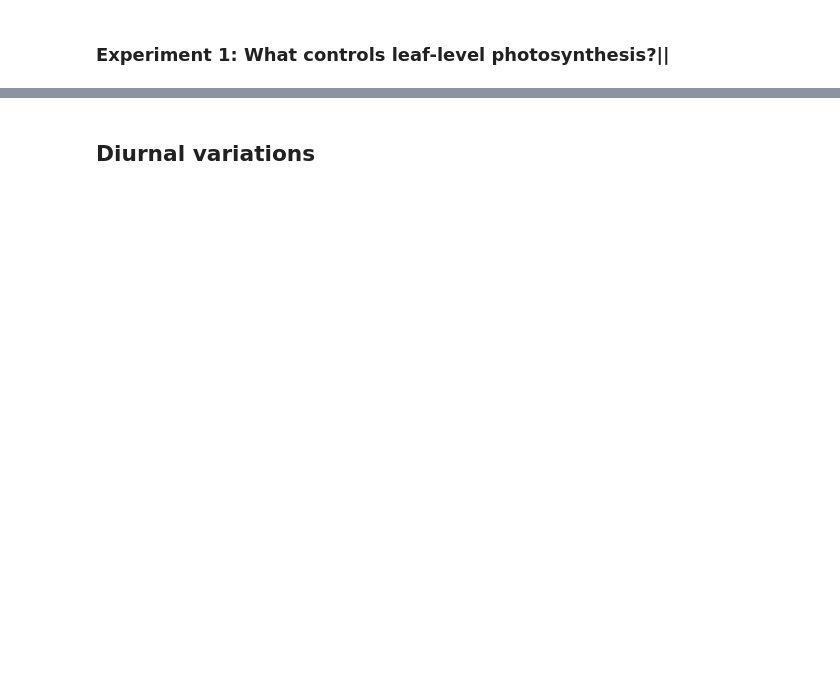
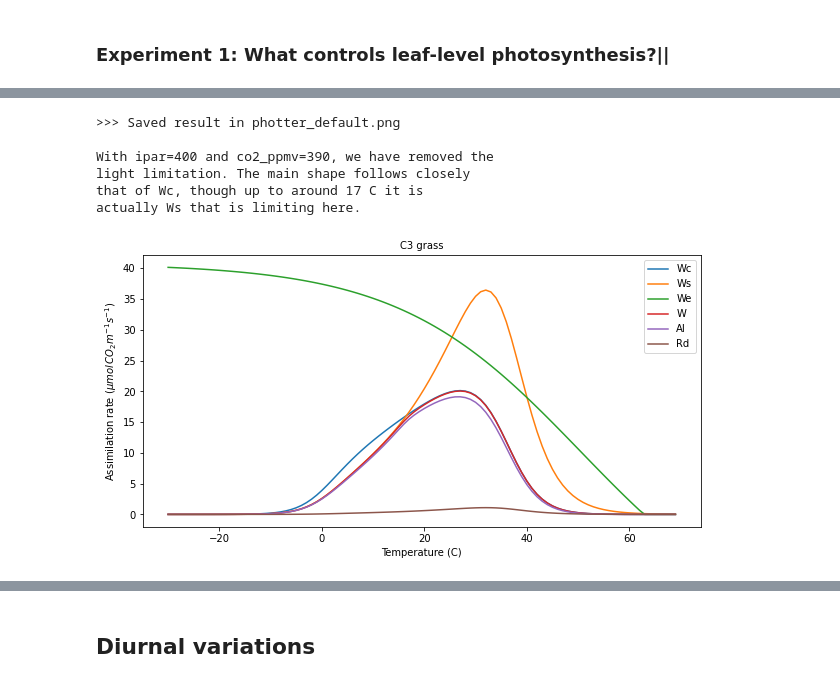
Before and after one commit to profLewis/geog0133-practicals, a Jupyter notebook: 03-Photosynthesis_Modelling_Practical.ipynb, the cells around one changed output, grey strips where cells are left out. Drawn from its saved outputs; the diff is of its cells as text; code cells hidden in the pictures; blank space fills up the shorter version.

```diff
--- a/03-Photosynthesis_Modelling_Practical.ipynb
+++ b/03-Photosynthesis_Modelling_Practical.ipynb
@@ -324,3 +418,39 @@ then Wc. At moderate temperatures then, light is the limiting factor here.
+# %%
+### ANSWER
+msg = '''
+For C3 grasses, what are the limiting factors over the temperatures modelled for ipar=400?
+'''
+
+# list of all pfts
+pfts = ['C3 grass']
+
+plotter = {
+    'n_subplots' : len(pfts),       # number of sub-plots
+    'name'       : 'default',  # plot name
+    'ymax'        : None      # max value for y set
+}
+
+# store the data for each PFT
+output = {}
+# loop over pfts
+for pft in pfts:
+    output[pft],plotter = do_photosynthesis(ipar=400,pft_type=pft,plotter=plotter)
+
+msg = '''
+With ipar=400 and co2_ppmv=390, we have removed the
+light limitation. The main shape follows closely
+that of Wc, though up to around 17 C it is
+actually Ws that is limiting here.
+'''
+print(msg)
+# %% [output]
+>>> Saved result in photter_default.png
+
+With ipar=400 and co2_ppmv=390, we have removed the
+light limitation. The main shape follows closely
+that of Wc, though up to around 17 C it is
+actually Ws that is limiting here.
+[figure, added]
 # %%
 ### ANSWER
 msg = '''
```
Also changed, not shown: parts of 25 cells of this notebook, 4 other files.
